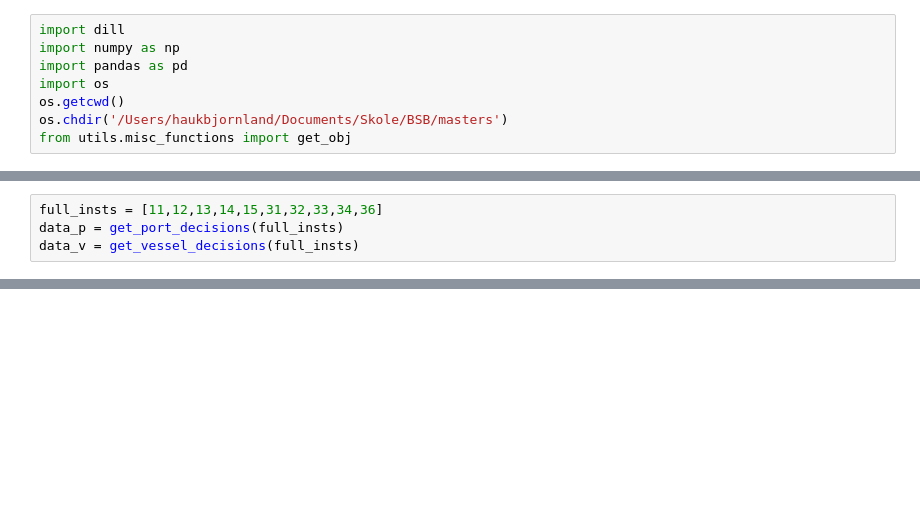
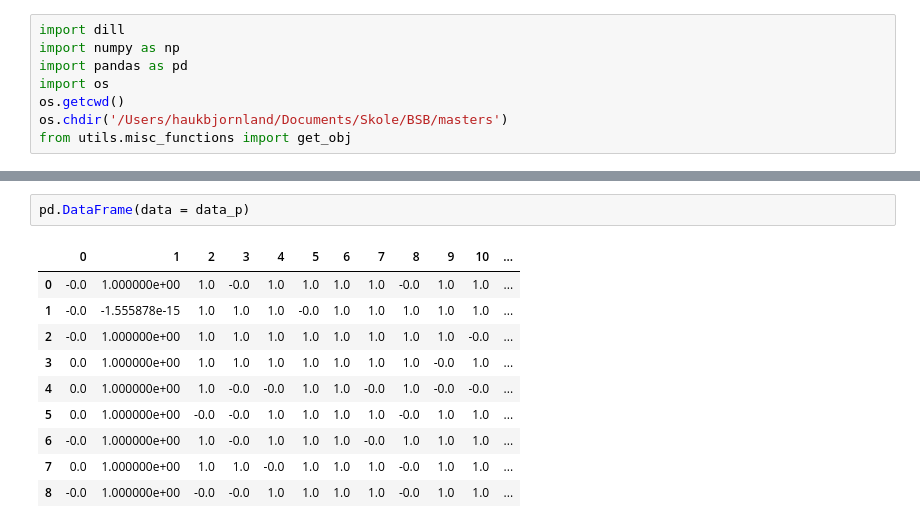
Before and after one commit to haukb/masters, a Jupyter notebook: Notebooks/stability_calculations.ipynb, the cells around one changed output, grey strips where cells are left out. Drawn from its saved outputs; the diff is of its cells as text; blank space fills up the shorter version.

```diff
--- a/Notebooks/stability_calculations.ipynb
+++ b/Notebooks/stability_calculations.ipynb
@@ -56,4 +62,0 @@ def get_vessel_decisions(run_ids):
-# %%
-full_insts = [11,12,13,14,15,31,32,33,34,36]
-data_p = get_port_decisions(full_insts)
-data_v = get_vessel_decisions(full_insts)
@@ -59,0 +171,13 @@ data_v = get_vessel_decisions(full_insts)
+# %%
+pd.DataFrame(data = data_p)
+# %% [output]
+|  | 0 | 1 | 2 | 3 | 4 | 5 | 6 | 7 | 8 | 9 | 10 | ... |
+| 0 | -0.0 | 1.000000e+00 | 1.0 | -0.0 | 1.0 | 1.0 | 1.0 | 1.0 | -0.0 | 1.0 | 1.0 | ... |
+| 1 | -0.0 | -1.555878e-15 | 1.0 | 1.0 | 1.0 | -0.0 | 1.0 | 1.0 | 1.0 | 1.0 | 1.0 | ... |
+| 2 | -0.0 | 1.000000e+00 | 1.0 | 1.0 | 1.0 | 1.0 | 1.0 | 1.0 | 1.0 | 1.0 | -0.0 | ... |
+| 3 | 0.0 | 1.000000e+00 | 1.0 | 1.0 | 1.0 | 1.0 | 1.0 | 1.0 | 1.0 | -0.0 | 1.0 | ... |
+| 4 | 0.0 | 1.000000e+00 | 1.0 | -0.0 | -0.0 | 1.0 | 1.0 | -0.0 | 1.0 | -0.0 | -0.0 | ... |
+| 5 | 0.0 | 1.000000e+00 | -0.0 | -0.0 | 1.0 | 1.0 | 1.0 | 1.0 | -0.0 | 1.0 | 1.0 | ... |
+| 6 | -0.0 | 1.000000e+00 | 1.0 | -0.0 | 1.0 | 1.0 | 1.0 | -0.0 | 1.0 | 1.0 | 1.0 | ... |
+| 7 | 0.0 | 1.000000e+00 | 1.0 | 1.0 | -0.0 | 1.0 | 1.0 | 1.0 | -0.0 | 1.0 | 1.0 | ... |
+| 8 | -0.0 | 1.000000e+00 | -0.0 | -0.0 | 1.0 | 1.0 | 1.0 | 1.0 | -0.0 | 1.0 | 1.0 | ... |
```
Also changed, not shown: parts of 15 cells of this notebook, 9 other files.
